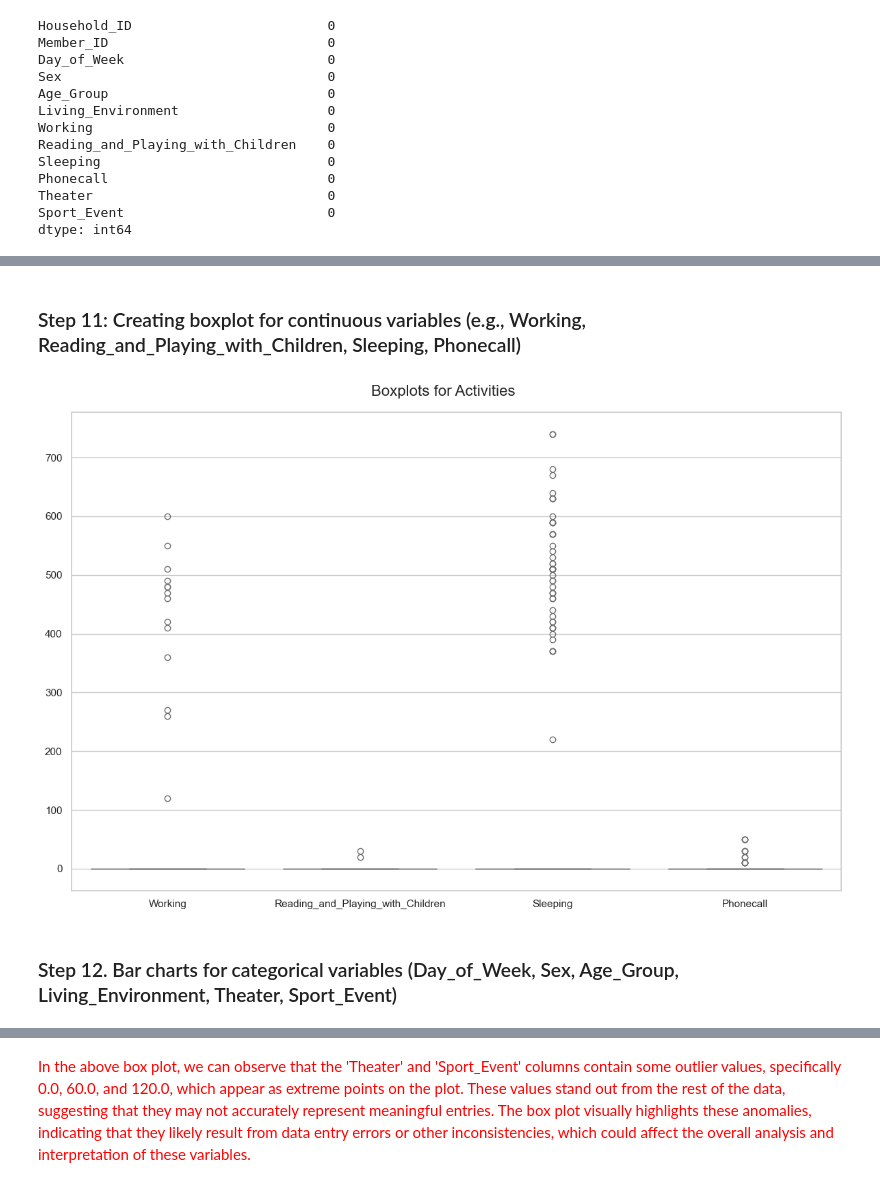
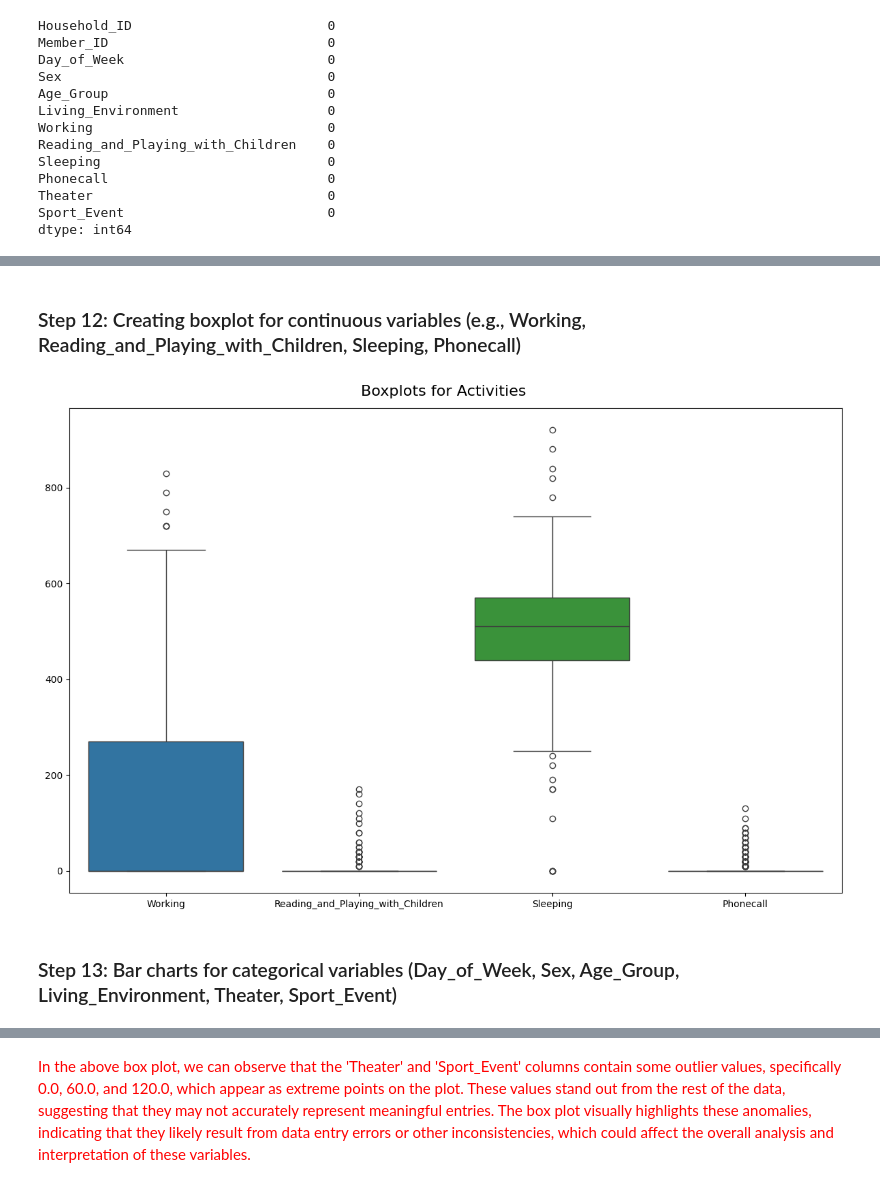
Before and after one commit to junaidraz1/Statistical-Data-Analysis-of-Human-Activities, a Jupyter notebook: Final_Project.ipynb, the cells around one changed output, grey strips where cells are left out. Drawn from its saved outputs; the diff is of its cells as text; code cells hidden in the pictures.

```diff
--- a/Final_Project.ipynb
+++ b/Final_Project.ipynb
@@ -187 +185,5 @@ final_df['Sport_Event'] = final_df['Sport_Event'].fillna(final_df['Sport_Event']
+# %%
+continuous_columns = ['Working', 'Reading_and_Playing_with_Children', 'Sleeping', 'Phonecall']
+for col in continuous_columns:
+    final_df[col] = final_df[col].fillna('0')
 # %% [markdown]
@@ -223,13 +209,25 @@ final_df
 # %%
-# Function to convert 'hh:mm' to total minutes
 def convert_to_minutes(time_str):
-    if isinstance(time_str, str) and ':' in time_str:
-        hours, minutes = map(int, time_str.split(':'))
-        return hours * 60 + minutes
-    return 0  # Return 0 if the value is invalid or NaN
+    # If the value is numeric (int or float), return as it is
+    if isinstance(time_str, (int, float)):
+        return time_str
+    # If the value is a string, try to convert it to a number
+    elif isinstance(time_str, str):
+        # If it's a valid numeric string, return it as an integer (e.g., "580" -> 580)
+        if time_str.isdigit():
+            return int(time_str)
+        # If it's in 'hh:mm' format, convert to minutes
+        elif ':' in time_str:
+            try:
+                hours, minutes = map(int, time_str.split(':'))
+                return hours * 60 + minutes
+            except ValueError:
+                return 0  # Invalid time format, return 0
+    # Return 0 for any other invalid values (like NaN or non-numeric strings)
+    return 0
 
-# Apply the function to relevant columns
-final_df['Working'] = final_df['Working'].apply(convert_to_minutes)
-final_df['Reading_and_Playing_with_Children'] = final_df['Reading_and_Playing_with_Children'].apply(convert_to_minutes)
-final_df['Sleeping'] = final_df['Sleeping'].apply(convert_to_minutes)
-final_df['Phonecall'] = final_df['Phonecall'].apply(convert_to_minutes)
+# Apply the function to the relevant columns
+final_df['Working'] = final_df['Working'].apply(lambda x: convert_to_minutes(x) if pd.notnull(x) else 0)
+final_df['Reading_and_Playing_with_Children'] = final_df['Reading_and_Playing_with_Children'].apply(lambda x: convert_to_minutes(x) if pd.notnull(x) else 0)
+final_df['Sleeping'] = final_df['Sleeping'].apply(lambda x: convert_to_minutes(x) if pd.notnull(x) else 0)
+final_df['Phonecall'] = final_df['Phonecall'].apply(lambda x: convert_to_minutes(x) if pd.notnull(x) else 0)
@@ -267,5 +249 @@ final_df
 393 rows × 12 columns
-# %%
-# Step 10: Remove duplicates
-# It's a good practice to check and remove any duplicate rows in the dataset
-final_df.drop_duplicates(inplace=True)
@@ -296,2 +249,0 @@ max                            30.000000  740.000000   50.000000
-# %%
-sns.set(style="whitegrid")
@@ -316,15 +266,15 @@ plt.show()
 # %% [markdown]
-### Step 11:  Creating boxplot for continuous variables (e.g., Working, Reading_and_Playing_with_Children, Sleeping, Phonecall)
+### Step 12:  Creating boxplot for continuous variables (e.g., Working, Reading_and_Playing_with_Children, Sleeping, Phonecall)
 # %%
 plt.figure(figsize=(12, 8))
-sns.boxplot(data=final_df[continuous_columns], palette='pastel')
+sns.boxplot(data=final_df[continuous_columns])
 plt.suptitle("Boxplots for Activities", fontsize=16)
 plt.tight_layout()
 plt.show()
 # %% [output]
-[figure, old version]
+[figure, new version]
 # %% [markdown]
-### Step 12. Bar charts for categorical variables (Day_of_Week, Sex, Age_Group, Living_Environment, Theater, Sport_Event)
+### Step 13: Bar charts for categorical variables (Day_of_Week, Sex, Age_Group, Living_Environment, Theater, Sport_Event)
 # %%
 categorical_columns = ['Day_of_Week', 'Sex', 'Age_Group', 'Living_Environment', 'Theater', 'Sport_Event']
 
```
Also changed, not shown: parts of 50 cells of this notebook.
